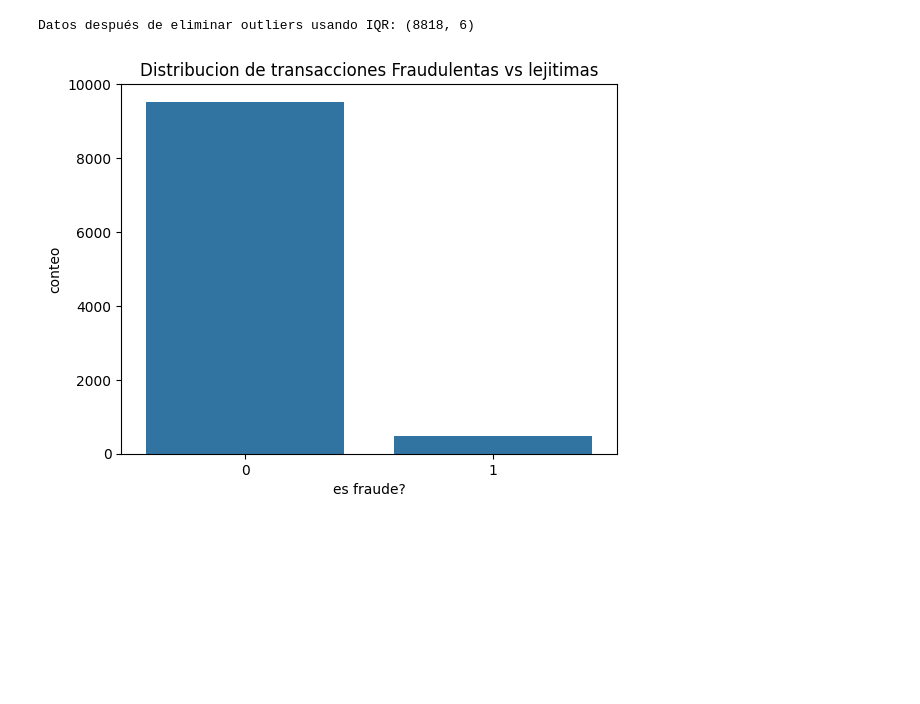
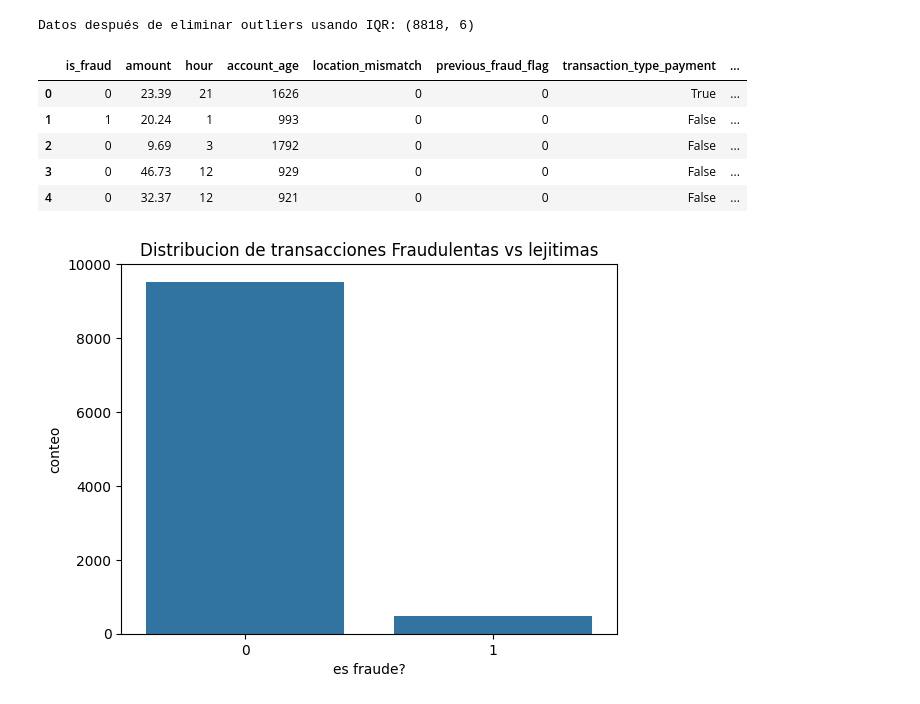
Before and after one commit to SebastianBrunal/ProyectooDataSciense, a Jupyter notebook: punto8.ipynb, the cells around one changed output. Drawn from its saved outputs; the diff is of its cells as text; code cells hidden in the pictures; blank space fills up the shorter version.

```diff
--- a/punto8.ipynb
+++ b/punto8.ipynb
@@ -123,3 +142,13 @@ df_iqr_cleaned = remove_outliers_iqr(df_cleaned.select_dtypes(include=[np.number
 print("Datos después de eliminar outliers usando IQR:", df_iqr_cleaned.shape)
 # %% [output]
 Datos después de eliminar outliers usando IQR: (8818, 6)
+# %%
+df=pd.get_dummies(df, columns=['transaction_type'],drop_first=True)
+df.head()
+# %% [output]
+|  | is_fraud | amount | hour | account_age | location_mismatch | previous_fraud_flag | transaction_type_payment | ... |
+| 0 | 0 | 23.39 | 21 | 1626 | 0 | 0 | True | ... |
+| 1 | 1 | 20.24 | 1 | 993 | 0 | 0 | False | ... |
+| 2 | 0 | 9.69 | 3 | 1792 | 0 | 0 | False | ... |
+| 3 | 0 | 46.73 | 12 | 929 | 0 | 0 | False | ... |
+| 4 | 0 | 32.37 | 12 | 921 | 0 | 0 | False | ... |
```
Also changed, not shown: parts of 2 cells of this notebook.
